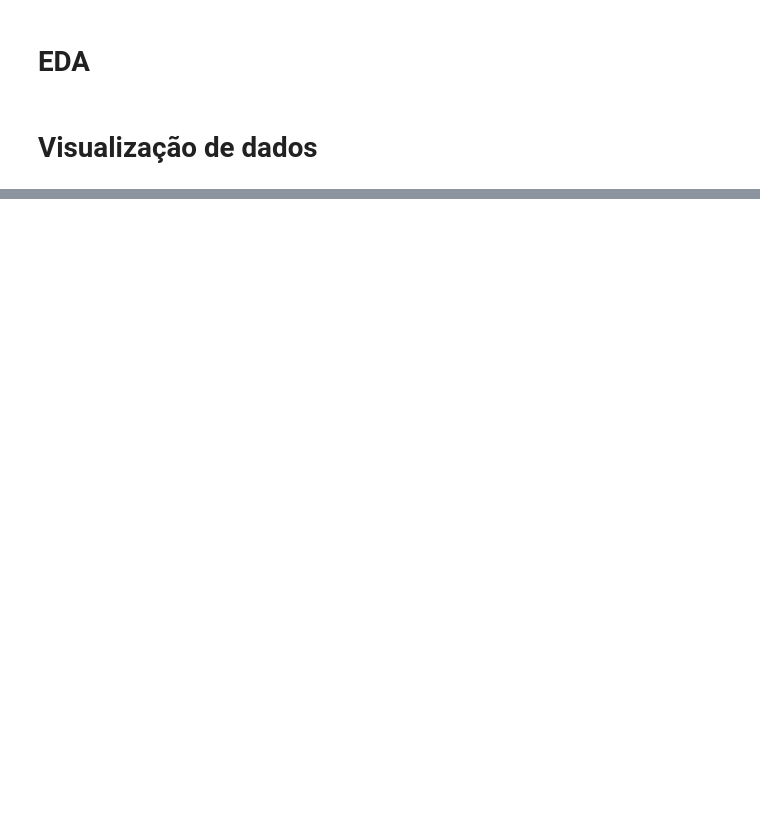
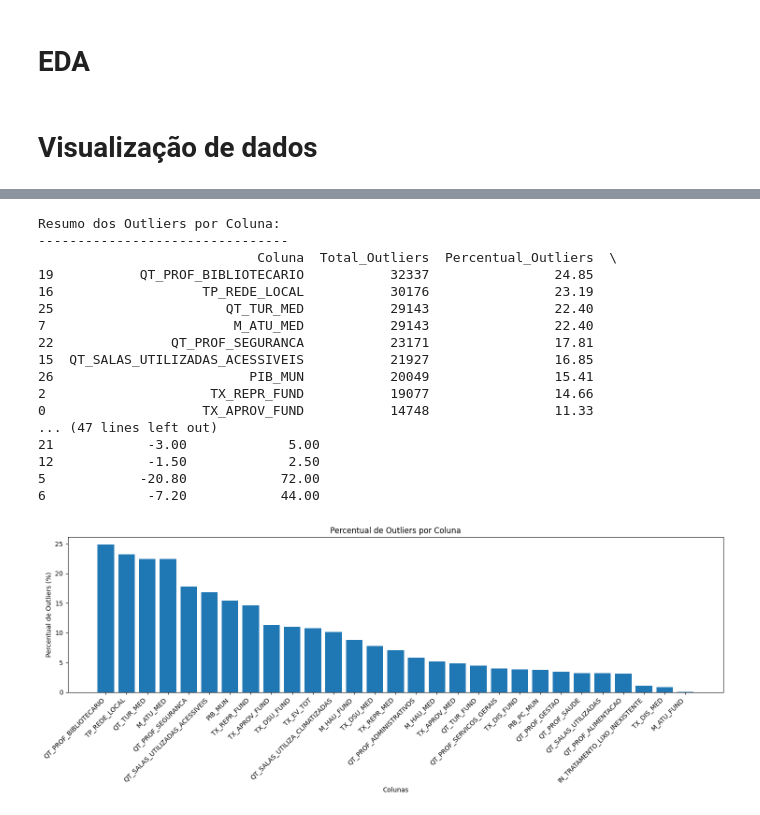
Before and after one commit to KassiaMabily/trabalho-analise, a Jupyter notebook: analise.ipynb, the cells around one changed output, grey strips where cells are left out. Drawn from its saved outputs; the diff is of its cells as text; code cells hidden in the pictures; blank space fills up the shorter version.

Commit message:
tp_rede_local

```diff
--- a/analise.ipynb
+++ b/analise.ipynb
@@ -17,6 +17,8 @@ from sklearn.metrics import r2_score, mean_absolute_error, root_mean_squared_err
 # Criação do dataframe
 df_censo = pd.read_csv('database_dropout.csv')
 
+df_censo.drop(columns=['NO_REGIAO', 'SG_UF','CO_MUNICIPIO', 'NO_MUNICIPIO', 'CO_ENTIDADE','NO_ENTIDADE', 'NO_CATEGORIA','NO_DEPENDENCIA'], inplace=True)
+
 # Informações do dataframe
 df_censo.info()
 # %% [output]
@@ -109,0 +146,74 @@ for col in df.columns:
+# %%
+# Visualiza um panorama geral dos outliers de todas as colunas
+def analise_outliers(df):
+    # Selecionar apenas colunas numéricas
+    numeric_cols = df.select_dtypes(include=['int64', 'float64']).columns
+
+    # Criar um dataframe para armazenar os resultados
+    outliers_summary = pd.DataFrame(columns=['Coluna', 'Total_Outliers', 'Percentual_Outliers', 'Limite_Inferior', 'Limite_Superior'])
+
+    for col in numeric_cols:
+        # Calcular Q1, Q3 e IQR
+        Q1 = df[col].quantile(0.25)
+        Q3 = df[col].quantile(0.75)
+        IQR = Q3 - Q1
+
+        # Calcular limites para outliers
+        limite_inferior = Q1 - 1.5 * IQR
+        limite_superior = Q3 + 1.5 * IQR
+
+        # Identificar outliers
+        outliers = df[(df[col] < limite_inferior) | (df[col] > limite_superior)][col]
+        total_outliers = len(outliers)
+        percentual_outliers = (total_outliers / len(df)) * 100
+
+        # Adicionar resultados ao dataframe
+        outliers_summary.loc[len(outliers_summary)] = [
+            col,
+            total_outliers,
+            round(percentual_outliers, 2),
+            round(limite_inferior, 2),
+            round(limite_superior, 2)
+        ]
+
+    # Ordenar por percentual de outliers
+    outliers_summary = outliers_summary.sort_values('Percentual_Outliers', ascending=False)
+
+    return outliers_summary
+
+# Executar a análise
+resultado_outliers = analise_outliers(df_censo_eda)
+
+# Exibir o resultado
+print("\nResumo dos Outliers por Coluna:")
+print("--------------------------------")
+print(resultado_outliers)
+
+# Criar um gráfico de barras para visualizar o percentual de outliers
+plt.figure(figsize=(15, 6))
+plt.bar(resultado_outliers['Coluna'], resultado_outliers['Percentual_Outliers'])
+plt.xticks(rotation=45, ha='right')
+plt.title('Percentual de Outliers por Coluna')
+plt.xlabel('Colunas')
+plt.ylabel('Percentual de Outliers (%)')
+plt.tight_layout()
+plt.show()
+# %% [output]
+Resumo dos Outliers por Coluna:
+--------------------------------
+                            Coluna  Total_Outliers  Percentual_Outliers  \
+19           QT_PROF_BIBLIOTECARIO           32337                24.85
+16                   TP_REDE_LOCAL           30176                23.19
+25                      QT_TUR_MED           29143                22.40
+7                        M_ATU_MED           29143                22.40
+22               QT_PROF_SEGURANCA           23171                17.81
+15  QT_SALAS_UTILIZADAS_ACESSIVEIS           21927                16.85
+26                         PIB_MUN           20049                15.41
+2                     TX_REPR_FUND           19077                14.66
+0                    TX_APROV_FUND           14748                11.33
+... (47 lines left out)
+21            -3.00             5.00
+12            -1.50             2.50
+5            -20.80            72.00
+6             -7.20            44.00
+[figure, added]
```
Also changed, not shown: parts of 11 cells of this notebook.
